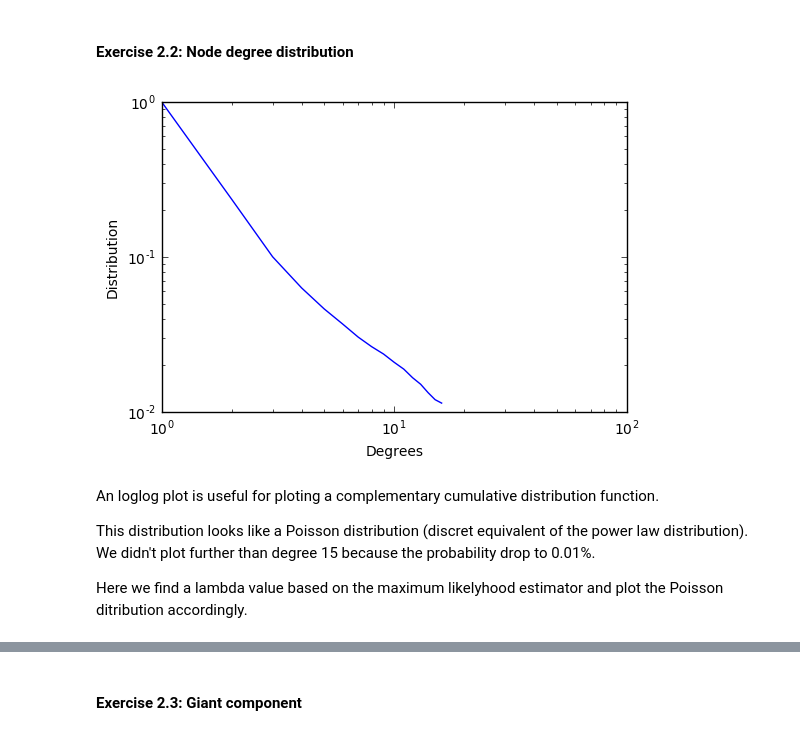
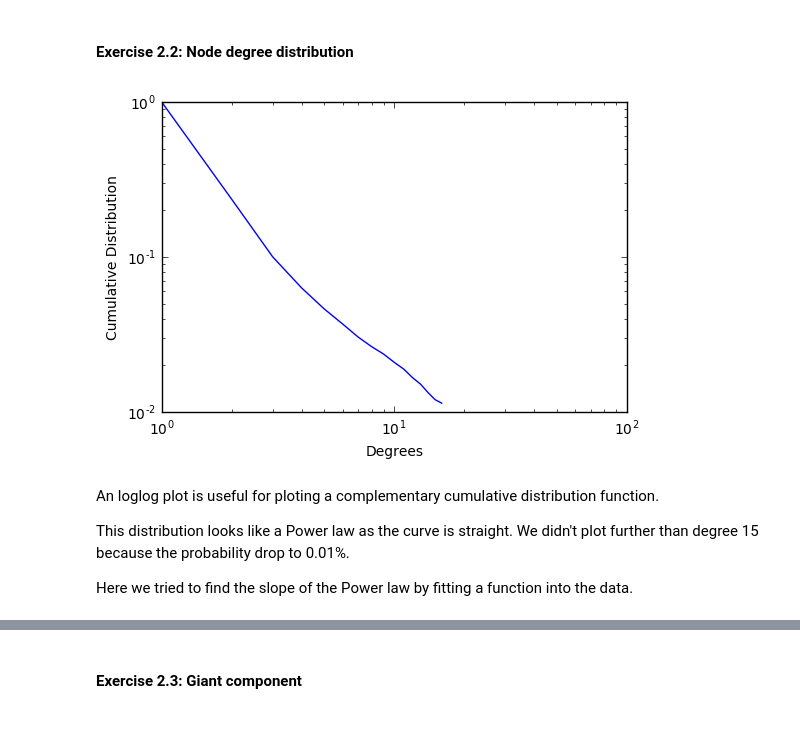
Before and after one commit to jeanbaptistebeau/Internet-Analytics-Notebooks, a Jupyter notebook: lab2/notebooks/ix-lab2-notebook-part1.ipynb, the cells around one changed output, grey strips where cells are left out. Cells and saved outputs as stored; diff of their text form; code cells hidden in the pictures.

```diff
--- a/lab2/notebooks/ix-lab2-notebook-part1.ipynb
+++ b/lab2/notebooks/ix-lab2-notebook-part1.ipynb
@@ -62,23 +62,24 @@ def compute_deg_dist(graph):
 # %%
 deg_distr = compute_deg_dist(G1)
 N = 16
 aggreg = np.zeros(N)
 
 for i in range(1, N):
     aggreg[i] = deg_distr[i] + aggreg[i-1]
 aggreg = 1-aggreg
 
 fig, ax = plt.subplots()
 x = list(deg_distr.keys())[:N]
-plt.loglog(x, aggreg)
+y = aggreg
+plt.loglog(x, y)
 ax.xaxis.set_label_text("Degrees")
-ax.yaxis.set_label_text("Distribution")
+ax.yaxis.set_label_text("Cumulative Distribution")
 plt.show()
 # %% [output]
-[figure, old version]
+[figure, new version]
 # %% [markdown]
 An loglog plot is useful for ploting a complementary cumulative distribution function.
 
-This distribution looks like a Poisson distribution (discret equivalent of the power law distribution). We didn't plot further than degree 15 because the probability drop to 0.01%.
+This distribution looks like a Power law as the curve is straight. We didn't plot further than degree 15 because the probability drop to 0.01%.
 
-Here we find a lambda value based on the maximum likelyhood estimator and plot the Poisson ditribution accordingly.
+Here we tried to find the slope of the Power law by fitting a function into the data.
```
Also changed, not shown: parts of 7 cells of this notebook.
